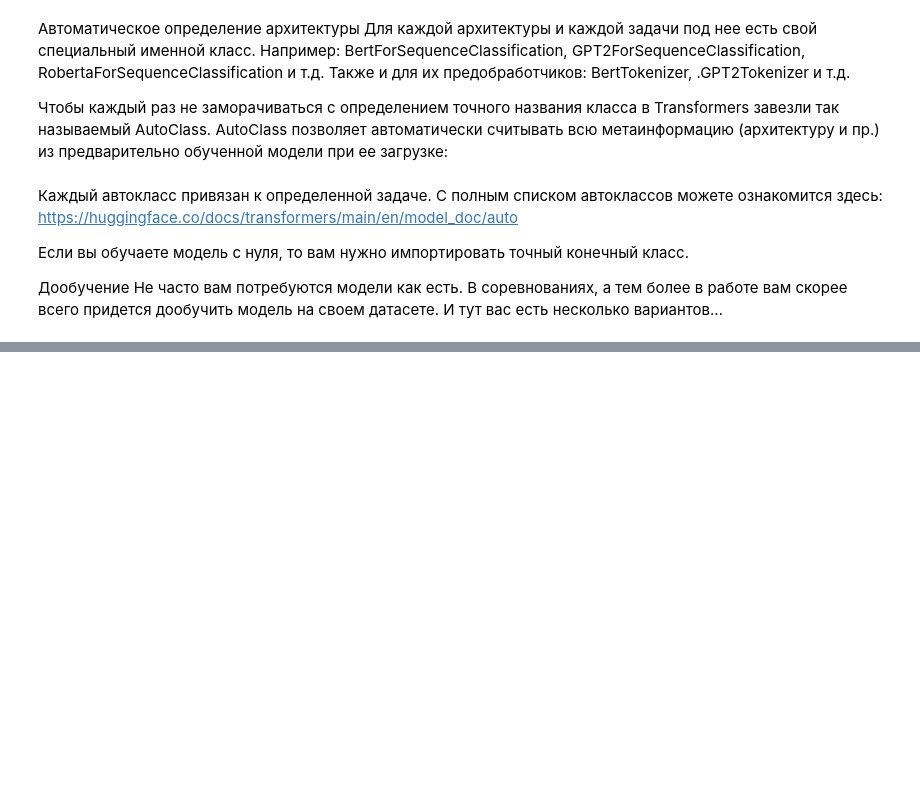
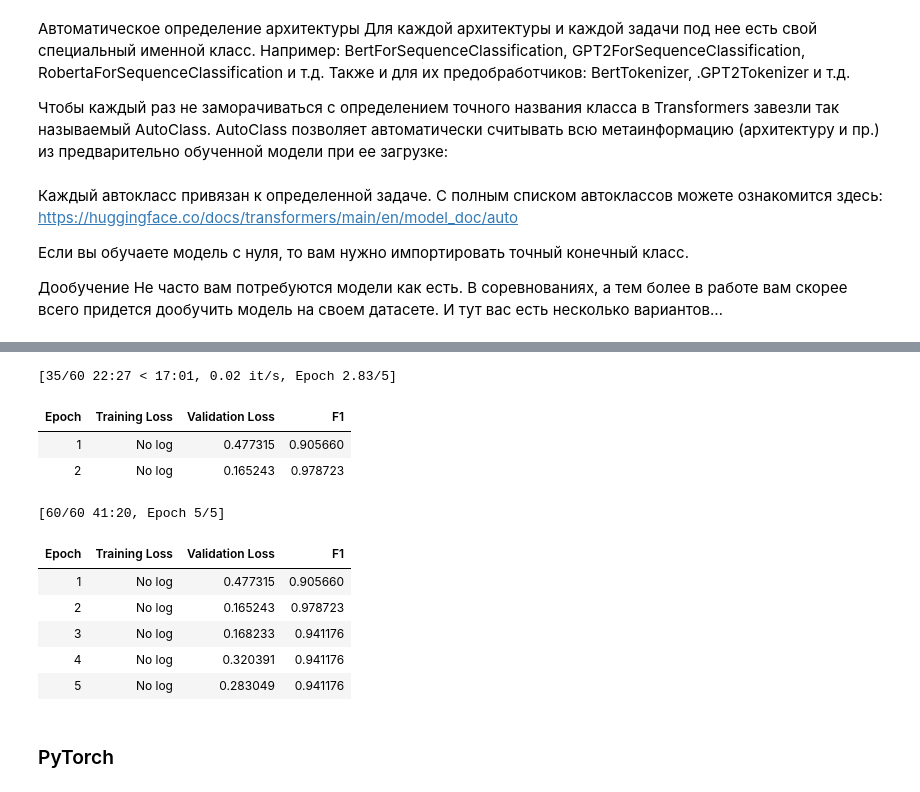
Before and after one commit to aminik/projects_GoogleColab, a Jupyter notebook: model_nn_transaction_huggingface_test1.ipynb, the cells around one changed output, grey strips where cells are left out. Cells and saved outputs as stored; diff of their text form; code cells hidden in the pictures; blank space fills up the shorter version.

```diff
--- a/model_nn_transaction_huggingface_test1.ipynb
+++ b/model_nn_transaction_huggingface_test1.ipynb
@@ -215,0 +309,57 @@ model = AutoModelForSequenceClassification.from_pretrained(
+# %%
+
+# Задаем параметры дообучения
+# Определяем экземпляр класса TrainingArguments. В класс универсальный и предназначен для обучения разных архитектур и задач, то параметров у него довольно много
+# https://huggingface.co/docs/transformers/main_classes/trainer#transformers.TrainingArguments
+training_args = TrainingArguments(
+	output_dir = 'test_trainer_log', # The output directory where the model predictions and checkpoints will be written.
+	evaluation_strategy = 'epoch',
+# 	he evaluation strategy to adopt during training. Possible values are:
+# "no": No evaluation is done during training.
+# "steps": Evaluation is done (and logged) every eval_steps.
+# "epoch": Evaluation is done at the end of each epoch.
+	per_device_train_batch_size = 6,  # The batch size per GPU/XPU/TPU/MPS/NPU core/CPU for training.
+	per_device_eval_batch_size = 6, # The batch size per GPU/XPU/TPU/MPS/NPU core/CPU for evaluation.
+	num_train_epochs = 5, #   Total number of training epochs to perform (if not an integer, will perform the decimal part percents of the last epoch before stopping training).
+
+ # can set comet
+ report_to='none') # The list of integrations to report the results and logs to. Supported platforms are "azure_ml", "clearml", "codecarbon", "comet_ml", "dagshub", "dvclive", "flyte", "mlflow", "neptune", "tensorboard", and "wandb". Use "all" to report to all integrations installed, "none" for no integrations.
+
+# Определяем как считать метрику
+metric = evaluate.load('f1')
+def compute_metrics(eval_pred):
+	logits, labels = eval_pred
+	predictions = np.argmax(logits, axis=-1)
+	return metric.compute(predictions=predictions, references=labels)
+# %%
+# Создаем объект Trainer и подгружаем в него все ранее определенные компоненты: модель, аргументы, датасеты, функцию оценки. И запускаем обучение.
+# Выполняем обучение
+trainer = Trainer(
+	model = model,
+	# Задаем параметры дообучения
+	args = training_args,
+	train_dataset = tokenized_train,
+	eval_dataset = tokenized_test,
+	compute_metrics = compute_metrics)
+
+trainer.train()
+
+# Сохраняем модель
+save_directory = './pt_save_pretrained'
+#tokenizer.save_pretrained(save_directory)
+model.save_pretrained(save_directory)
+#alternatively save the trainer
+#trainer.save_model('CustomModels/CustomHamSpam')
+# . Не забываем что все модели возвращают логиты, которые необходимо соответствующим образом преобразовать.
+# %% [output]
+[35/60 22:27 < 17:01, 0.02 it/s, Epoch 2.83/5]
+| Epoch | Training Loss | Validation Loss | F1 |
+| 1 | No log | 0.477315 | 0.905660 |
+| 2 | No log | 0.165243 | 0.978723 |
+[60/60 41:20, Epoch 5/5]
+| Epoch | Training Loss | Validation Loss | F1 |
+| 1 | No log | 0.477315 | 0.905660 |
+| 2 | No log | 0.165243 | 0.978723 |
+| 3 | No log | 0.168233 | 0.941176 |
+| 4 | No log | 0.320391 | 0.941176 |
+| 5 | No log | 0.283049 | 0.941176 |
@@ -215,0 +371,2 @@ model = AutoModelForSequenceClassification.from_pretrained(
+# %% [markdown]
+###  PyTorch
```
Also changed, not shown: parts of 33 cells of this notebook.
